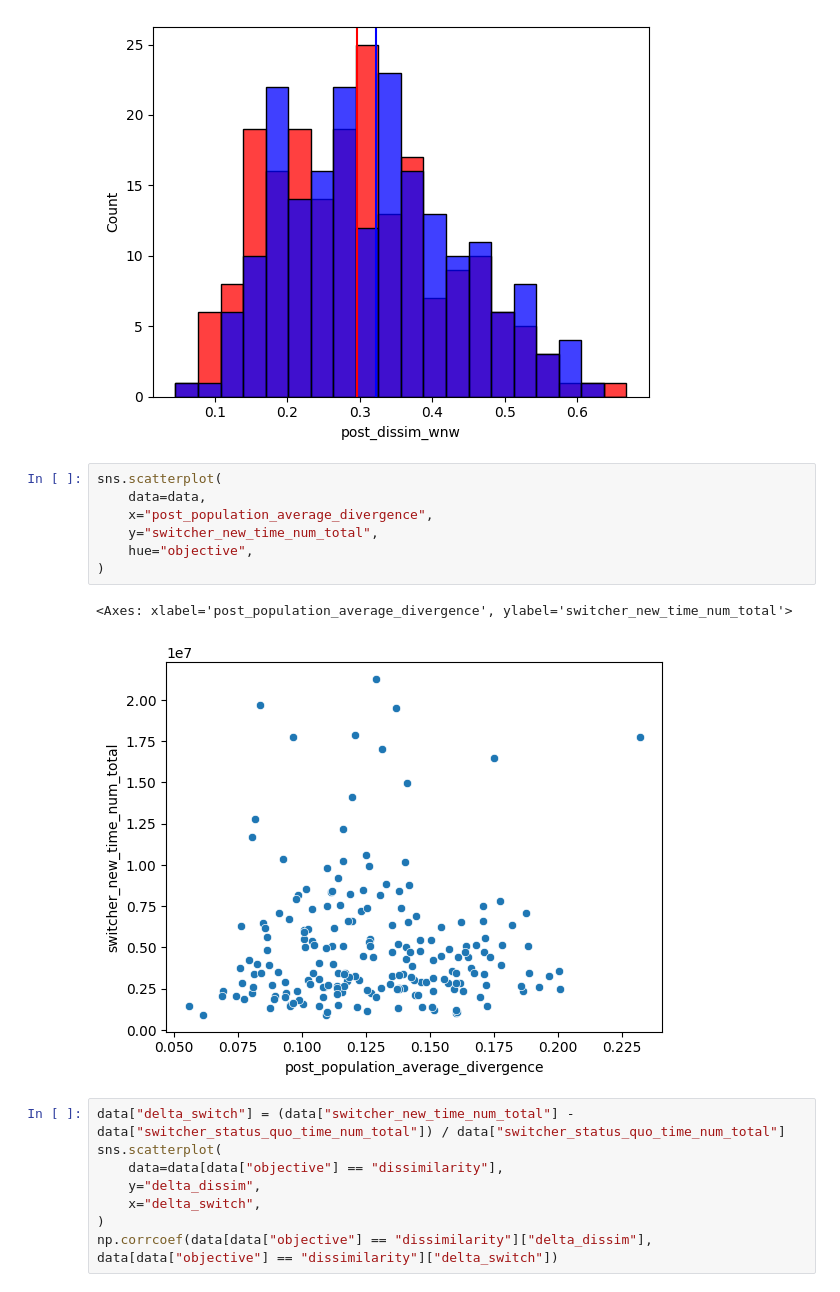
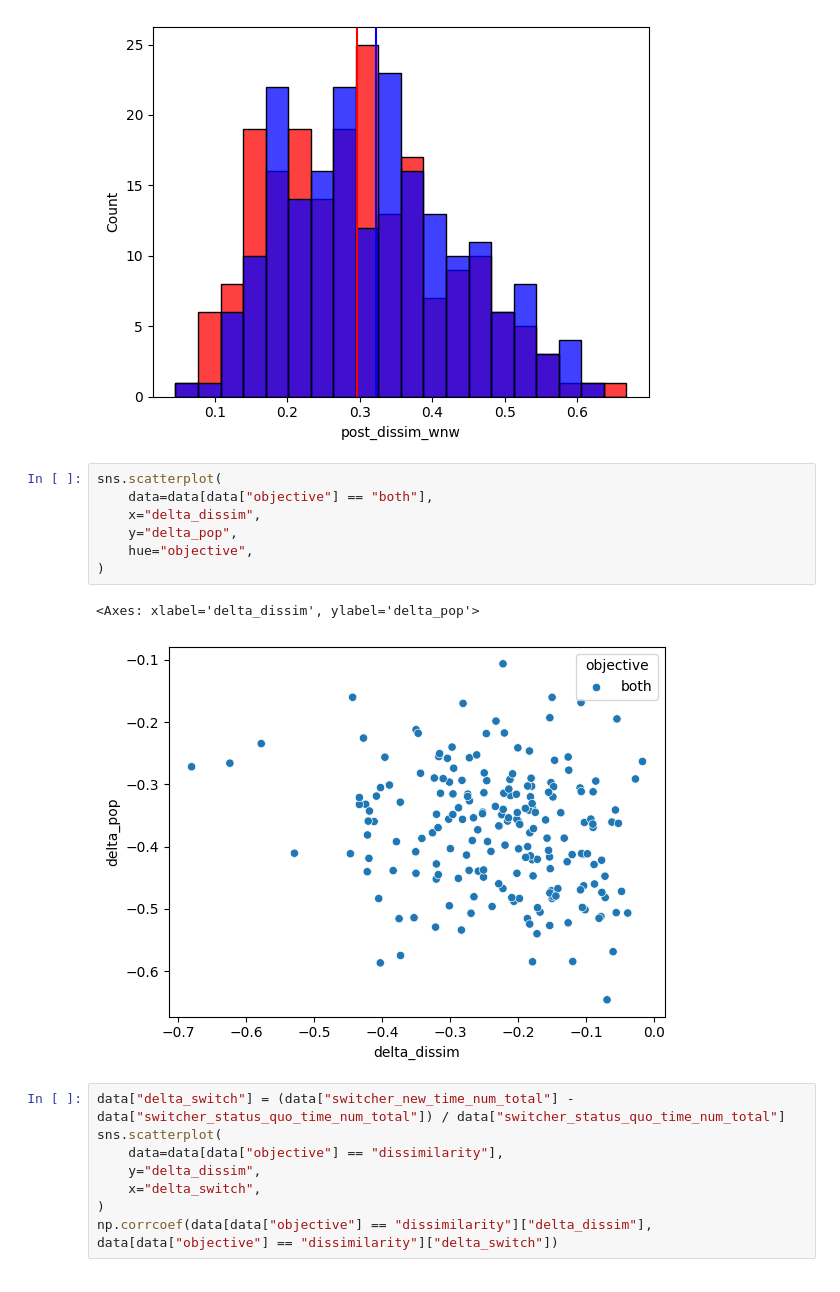
Before and after one commit to Plural-Connections/school-mergers-refactor, a Jupyter notebook: mergers_core/graph.ipynb, the cells around one changed output. Cells and saved outputs as stored; diff of their text form.

```diff
--- a/mergers_core/graph.ipynb
+++ b/mergers_core/graph.ipynb
@@ -131,14 +132,14 @@ add_the_hist(both, bins, "blue")
 [figure]
 # %%
 sns.scatterplot(
-    data=data,
-    x="post_population_average_divergence",
-    y="switcher_new_time_num_total",
+    data=data[data["objective"] == "both"],
+    x="delta_dissim",
+    y="delta_pop",
     hue="objective",
 )
 # %% [output]
-<Axes: xlabel='post_population_average_divergence', ylabel='switcher_new_time_num_total'>
+<Axes: xlabel='delta_dissim', ylabel='delta_pop'>
-[figure, old version]
+[figure, new version]
 # %%
 data["delta_switch"] = (data["switcher_new_time_num_total"] - data["switcher_status_quo_time_num_total"]) / data["switcher_status_quo_time_num_total"]
 sns.scatterplot(
```
Also changed, not shown: parts of 3 cells of this notebook.
